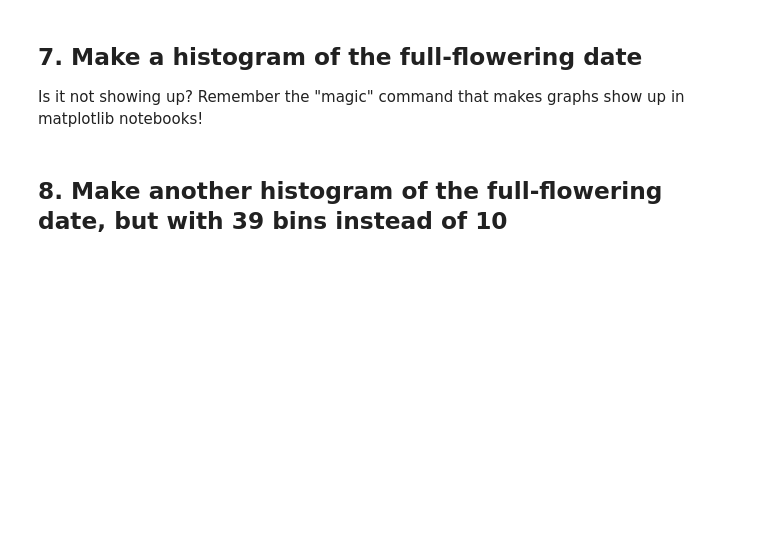
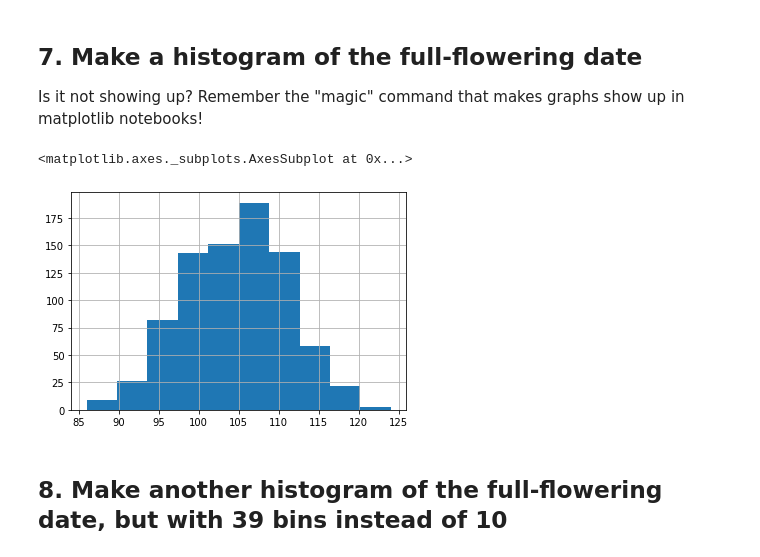
Before and after one commit to elenamlutz/foundations_homework, a Jupyter notebook: 07-homework/cherry-blossoms/Cherry Blossoms.ipynb, the cells around one changed output. Cells and saved outputs as stored; diff of their text form; code cells hidden in the pictures; blank space fills up the shorter version.

```diff
--- a/07-homework/cherry-blossoms/Cherry Blossoms.ipynb
+++ b/07-homework/cherry-blossoms/Cherry Blossoms.ipynb
@@ -24,0 +60,11 @@ df.head()
+# %%
+df = pd.read_excel("KyotoFullFlower7.xls", encoding='latin-1', skiprows=25, na_values=['-', 'NaN'])
+# %%
+df = df.rename(columns={
+    'Full-flowering date (DOY)': 'Full_flowering_date_DOY',
+    'Full-flowering date': 'Full_flowering_date',
+    'Source code': 'Source_code',
+    'Data type code': 'Data_type_code',
+    'Reference Name': 'Reference_Name'
+})
+df.tail()
@@ -32,5 +135,10 @@ If you'd like to do it in two steps (which might be easier to think through), fi
 ## 7. Make a histogram of the full-flowering date
 
 Is it not showing up? Remember the "magic" command that makes graphs show up in matplotlib notebooks!
+# %%
+df.Full_flowering_date_DOY.hist()
+# %% [output]
+<matplotlib.axes._subplots.AxesSubplot at 0x...>
+[figure, added]
 # %% [markdown]
 ## 8. Make another histogram of the full-flowering date, but with 39 bins instead of 10
```
Also changed, not shown: parts of 30 cells of this notebook.
